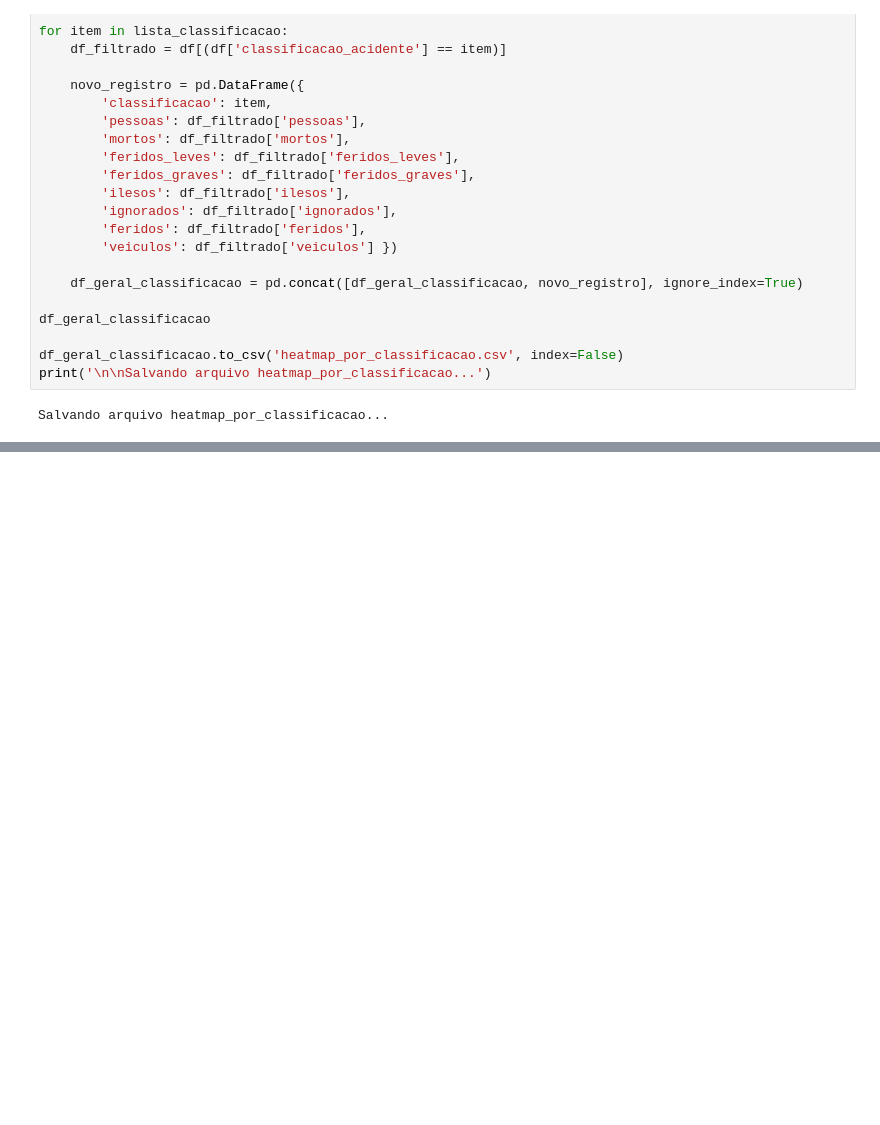
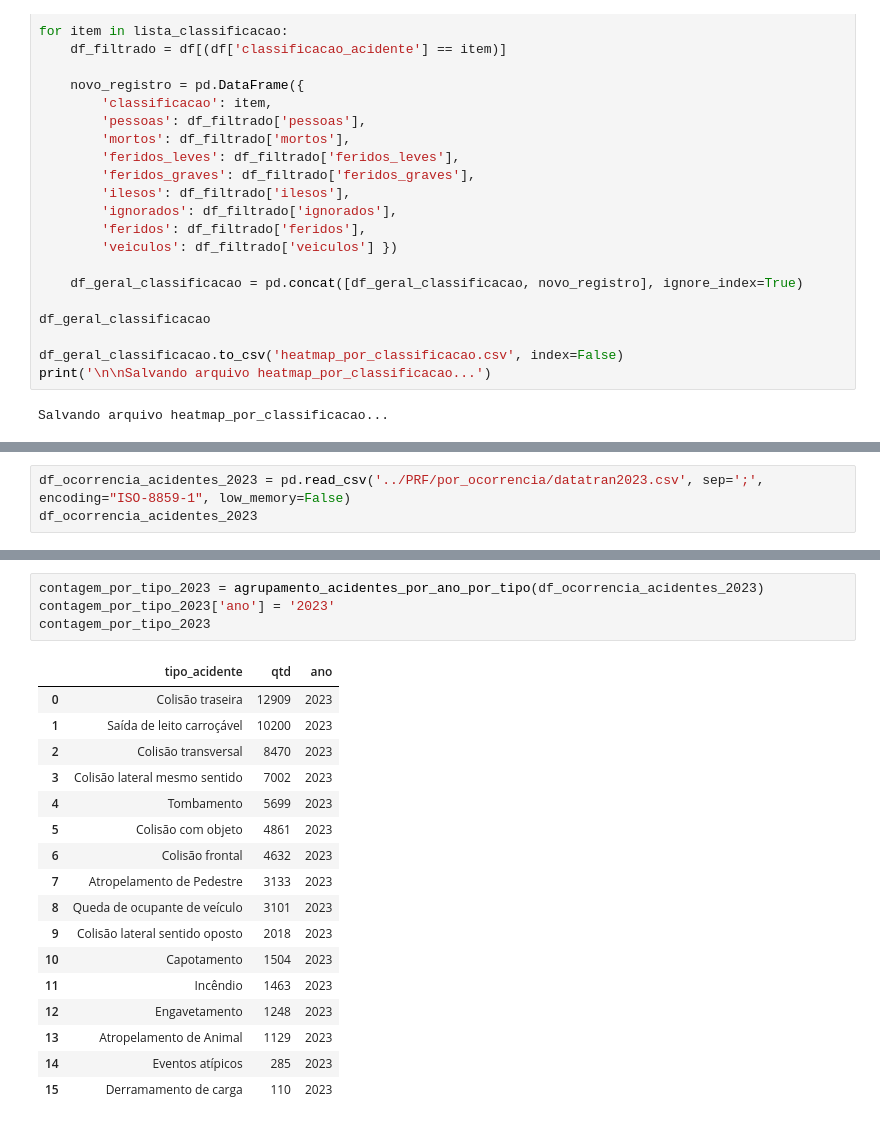
Before and after one commit to Bergolito/tcc-painel-jupyter-notebook, a Jupyter notebook: PREPROCESSAMENTO-TCC-painel.ipynb, the cells around one changed output, grey strips where cells are left out. Saved outputs shown, nothing was run; the diff lists cells and outputs as text; blank space fills up the shorter version.

```diff
--- a/PREPROCESSAMENTO-TCC-painel.ipynb
+++ b/PREPROCESSAMENTO-TCC-painel.ipynb
@@ -1555,0 +1508,3 @@ df_geral_classificacao
+# %%
+df_ocorrencia_acidentes_2023 = pd.read_csv('../PRF/por_ocorrencia/datatran2023.csv', sep=';', encoding="ISO-8859-1", low_memory=False)
+df_ocorrencia_acidentes_2023
@@ -1555,0 +1525,22 @@ df_geral_classificacao
+# %%
+contagem_por_tipo_2023 = agrupamento_acidentes_por_ano_por_tipo(df_ocorrencia_acidentes_2023)
+contagem_por_tipo_2023['ano'] = '2023'
+contagem_por_tipo_2023
+# %% [output]
+|  | tipo_acidente | qtd | ano |
+| 0 | Colisão traseira | 12909 | 2023 |
+| 1 | Saída de leito carroçável | 10200 | 2023 |
+| 2 | Colisão transversal | 8470 | 2023 |
+| 3 | Colisão lateral mesmo sentido | 7002 | 2023 |
+| 4 | Tombamento | 5699 | 2023 |
+| 5 | Colisão com objeto | 4861 | 2023 |
+| 6 | Colisão frontal | 4632 | 2023 |
+| 7 | Atropelamento de Pedestre | 3133 | 2023 |
+| 8 | Queda de ocupante de veículo | 3101 | 2023 |
+| 9 | Colisão lateral sentido oposto | 2018 | 2023 |
+| 10 | Capotamento | 1504 | 2023 |
+| 11 | Incêndio | 1463 | 2023 |
+| 12 | Engavetamento | 1248 | 2023 |
+| 13 | Atropelamento de Animal | 1129 | 2023 |
+| 14 | Eventos atípicos | 285 | 2023 |
+| 15 | Derramamento de carga | 110 | 2023 |
```
Also changed, not shown: parts of 22 cells of this notebook, 3 other files.
